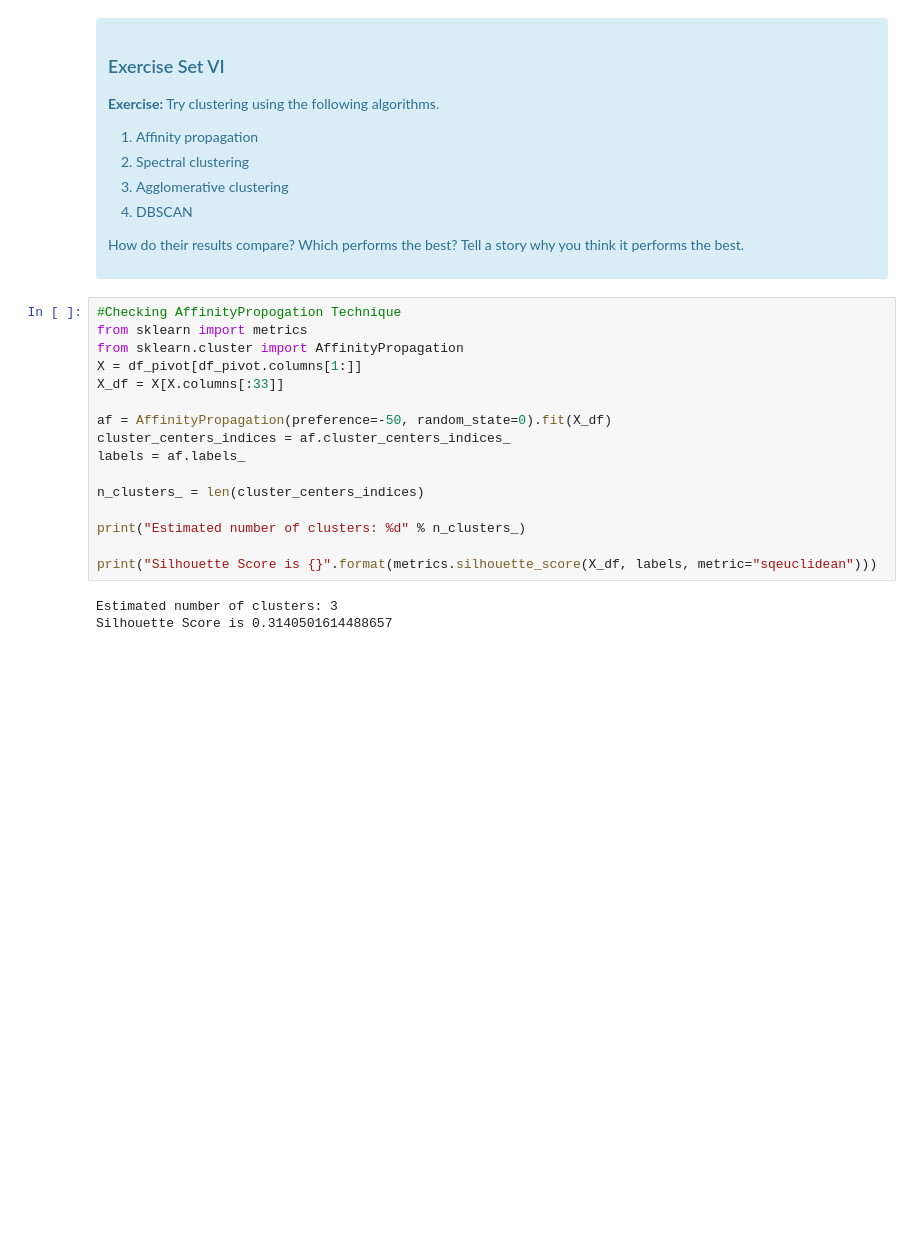
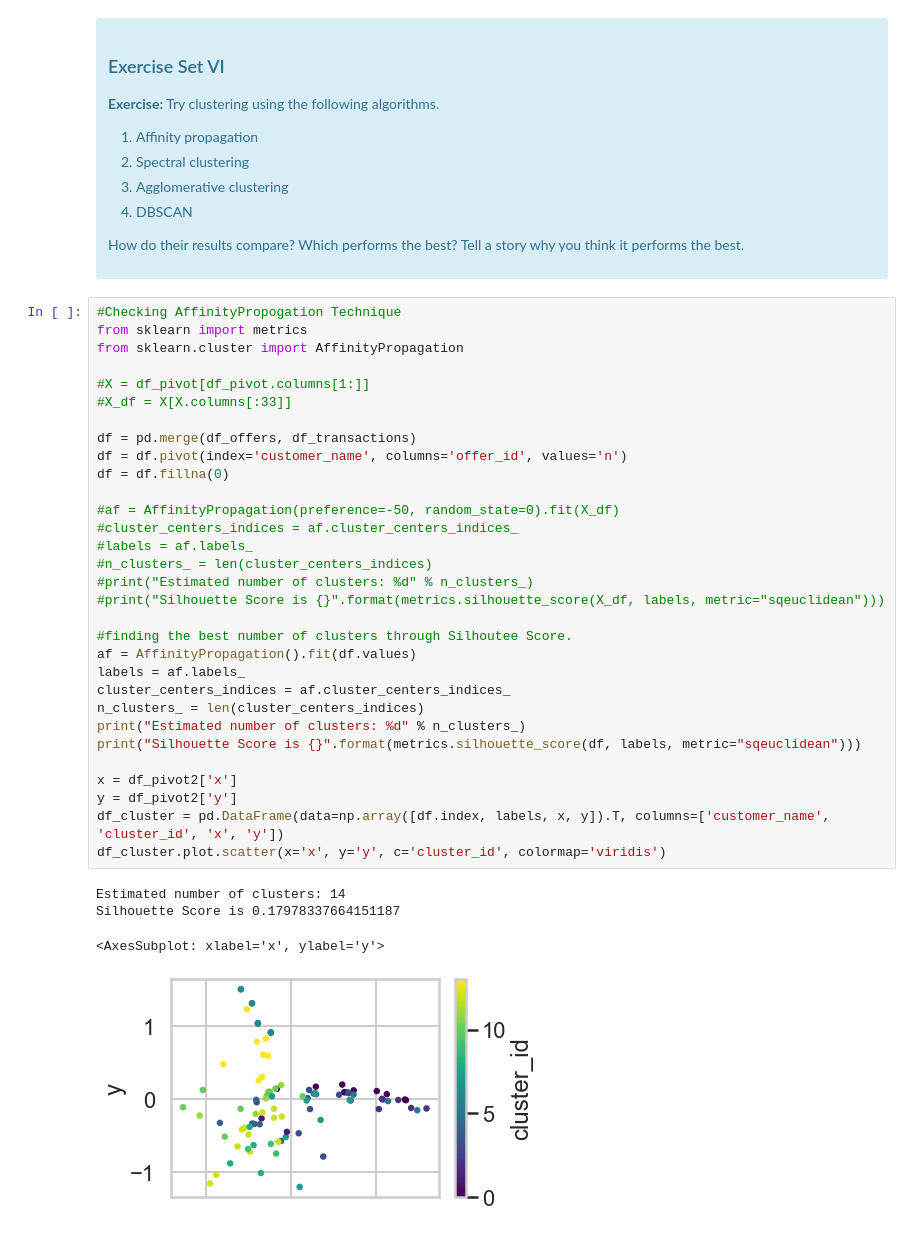
Before and after one commit to KrishnaBSU/mec-mini-projects, a Jupyter notebook: mec-16.2.6-clustering-mini-project/Mini_Project_Clustering.ipynb, the cells around one changed output. Drawn from its saved outputs; the diff is of its cells as text; blank space fills up the shorter version.

```diff
--- a/mec-16.2.6-clustering-mini-project/Mini_Project_Clustering.ipynb
+++ b/mec-16.2.6-clustering-mini-project/Mini_Project_Clustering.ipynb
@@ -559,22 +611,39 @@ Source: http://scikit-learn.org/stable/modules/clustering.html
 # %%
 #Checking AffinityPropogation Technique
 from sklearn import metrics
 from sklearn.cluster import AffinityPropagation
-X = df_pivot[df_pivot.columns[1:]]
-X_df = X[X.columns[:33]]
 
-af = AffinityPropagation(preference=-50, random_state=0).fit(X_df)
+#X = df_pivot[df_pivot.columns[1:]]
+#X_df = X[X.columns[:33]]
+
+df = pd.merge(df_offers, df_transactions)
+df = df.pivot(index='customer_name', columns='offer_id', values='n')
+df = df.fillna(0)
+
+#af = AffinityPropagation(preference=-50, random_state=0).fit(X_df)
+#cluster_centers_indices = af.cluster_centers_indices_
+#labels = af.labels_
+#n_clusters_ = len(cluster_centers_indices)
+#print("Estimated number of clusters: %d" % n_clusters_)
+#print("Silhouette Score is {}".format(metrics.silhouette_score(X_df, labels, metric="sqeuclidean")))
+
+#finding the best number of clusters through Silhoutee Score.
+af = AffinityPropagation().fit(df.values)
+labels = af.labels_
 cluster_centers_indices = af.cluster_centers_indices_
-labels = af.labels_
+n_clusters_ = len(cluster_centers_indices)
+print("Estimated number of clusters: %d" % n_clusters_)
+print("Silhouette Score is {}".format(metrics.silhouette_score(df, labels, metric="sqeuclidean")))
 
-n_clusters_ = len(cluster_centers_indices)
-
-print("Estimated number of clusters: %d" % n_clusters_)
-
-print("Silhouette Score is {}".format(metrics.silhouette_score(X_df, labels, metric="sqeuclidean")))
+x = df_pivot2['x']
+y = df_pivot2['y']
+df_cluster = pd.DataFrame(data=np.array([df.index, labels, x, y]).T, columns=['customer_name', 'cluster_id', 'x', 'y'])
+df_cluster.plot.scatter(x='x', y='y', c='cluster_id', colormap='viridis')
 # %% [output]
-Estimated number of clusters: 3
-Silhouette Score is 0.3140501614488657
+Estimated number of clusters: 14
+Silhouette Score is 0.17978337664151187
+<AxesSubplot: xlabel='x', ylabel='y'>
+[figure, added]
 # %%
 #Checking SpectralClustering Technique
 from sklearn.cluster import SpectralClustering
```
Also changed, not shown: parts of 19 cells of this notebook.
